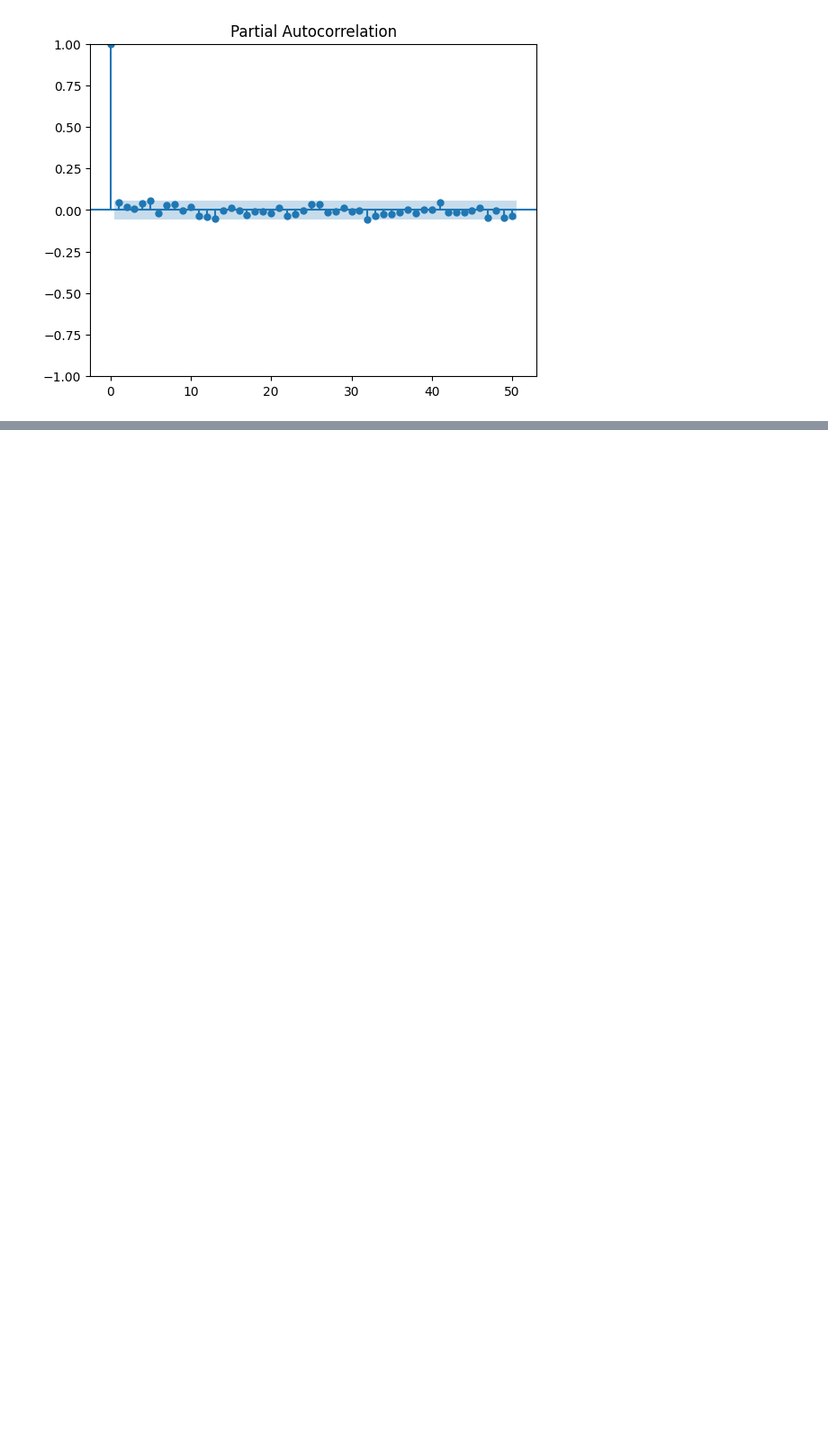
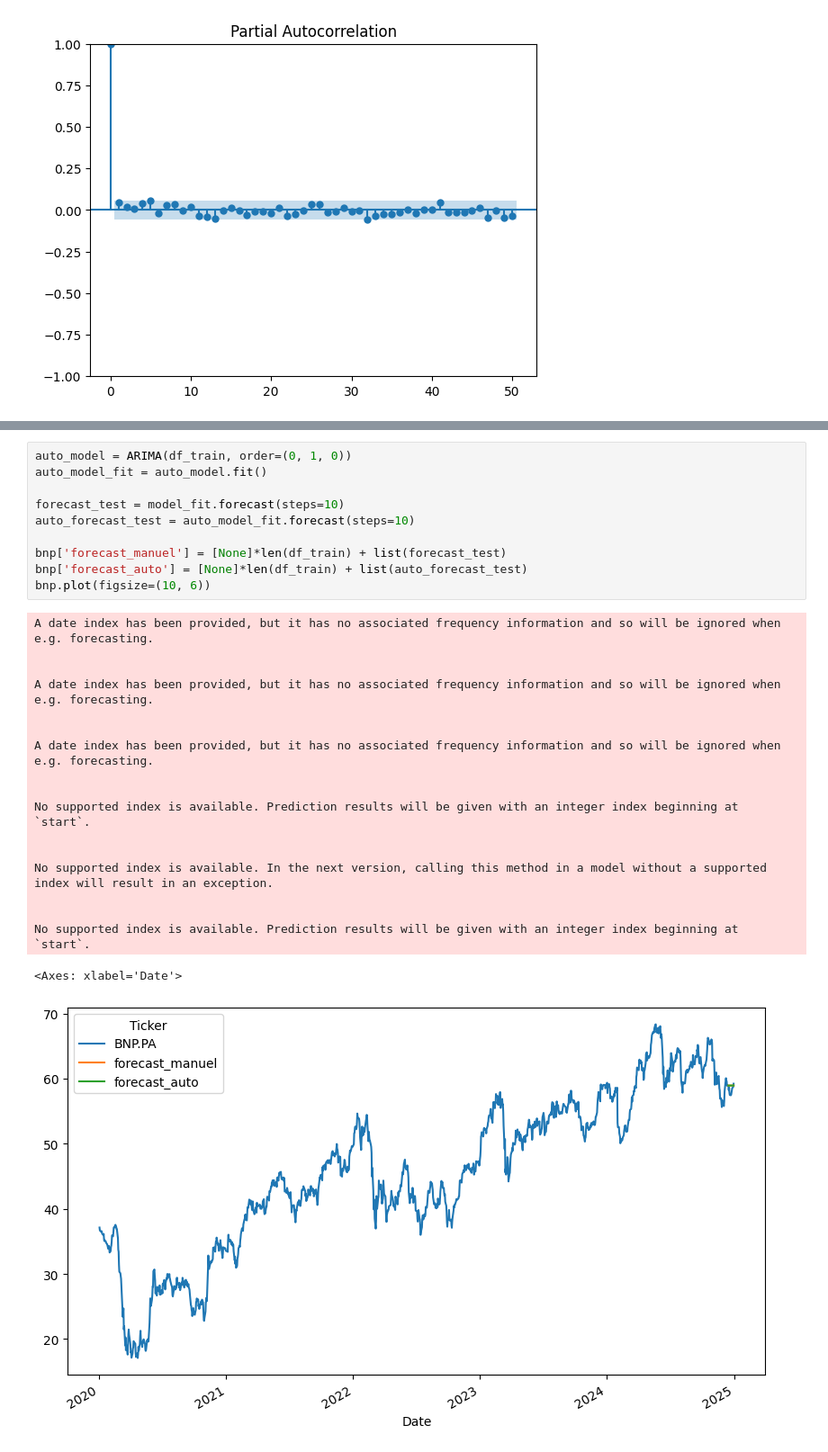
Before and after one commit to Atseiro/Prediction_BNP_Paribas_SA, a Jupyter notebook: projet.ipynb, the cells around one changed output, grey strips where cells are left out. Shown at 90% size. Cells and saved outputs as stored; diff of their text form; blank space fills up the shorter version.

Commit message:
Fin de ARIMA

```diff
--- a/projet.ipynb
+++ b/projet.ipynb
@@ -434,0 +459,29 @@ plt.show()
+# %%
+auto_model = ARIMA(df_train, order=(0, 1, 0))
+auto_model_fit = auto_model.fit()
+
+forecast_test = model_fit.forecast(steps=10)
+auto_forecast_test = auto_model_fit.forecast(steps=10)
+
+bnp['forecast_manuel'] = [None]*len(df_train) + list(forecast_test)
+bnp['forecast_auto'] = [None]*len(df_train) + list(auto_forecast_test)
+bnp.plot(figsize=(10, 6))
+# %% [output]
+A date index has been provided, but it has no associated frequency information and so will be ignored when e.g. forecasting.
+
+
+A date index has been provided, but it has no associated frequency information and so will be ignored when e.g. forecasting.
+
+
+A date index has been provided, but it has no associated frequency information and so will be ignored when e.g. forecasting.
+
+
+No supported index is available. Prediction results will be given with an integer index beginning at `start`.
+
+
+No supported index is available. In the next version, calling this method in a model without a supported index will result in an exception.
+
+
+No supported index is available. Prediction results will be given with an integer index beginning at `start`.
+<Axes: xlabel='Date'>
+[figure, added]
```
Also changed, not shown: parts of 3 cells of this notebook.
